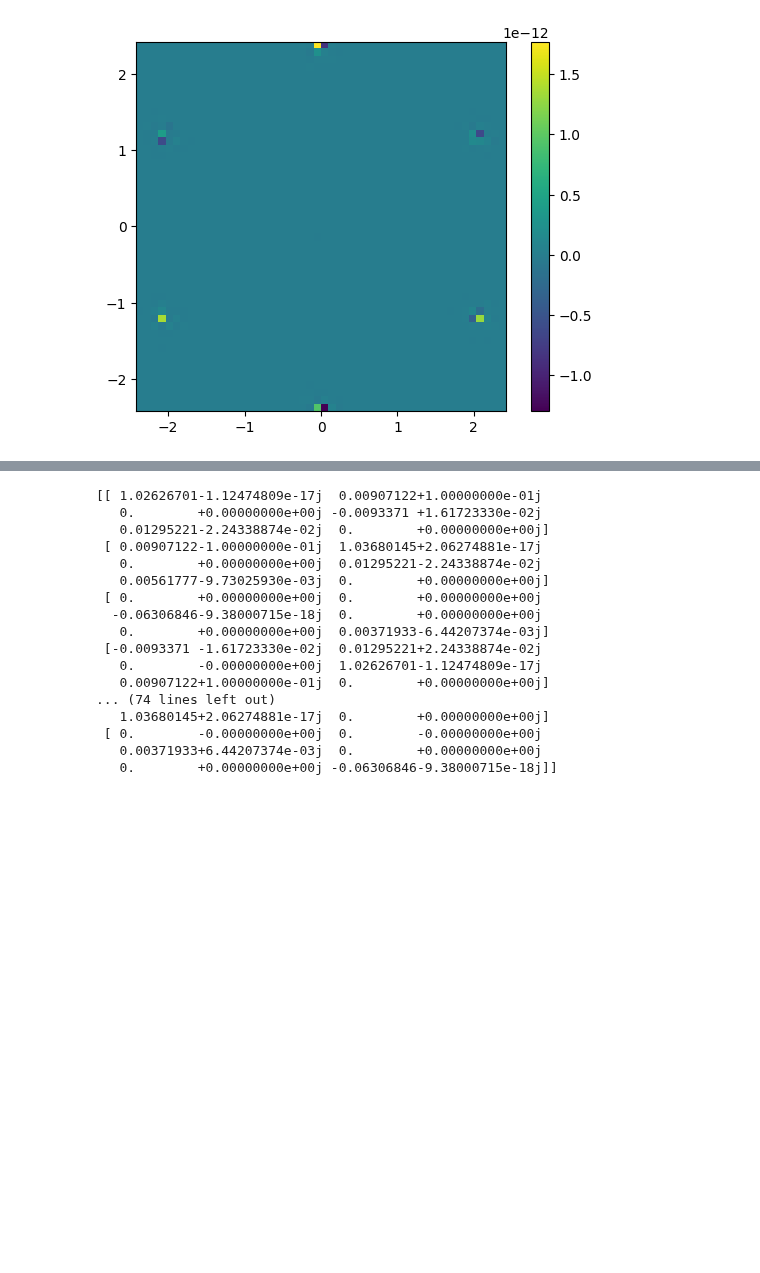
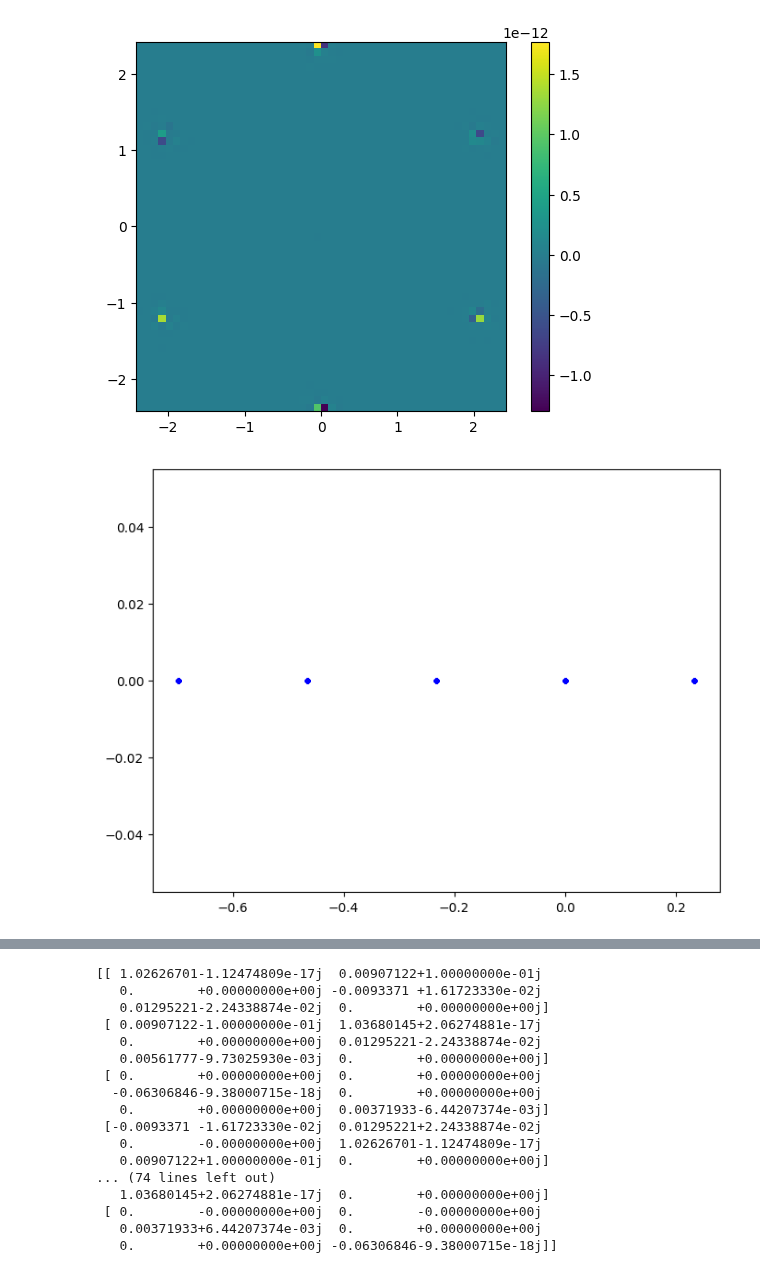
Before and after one commit to ChriGomm/master, a Jupyter notebook: numerics/dip_dip.ipynb, the cells around one changed output, grey strips where cells are left out. Saved outputs shown, nothing was run; the diff lists cells and outputs as text; code cells hidden in the pictures; blank space fills up the shorter version.

```diff
--- a/numerics/dip_dip.ipynb
+++ b/numerics/dip_dip.ipynb
@@ -376,0 +441,36 @@ def interaction_matrix(k: int) -> np.ndarray:
+# %%
+k1 = 2*np.pi/3*np.array([1,-np.sqrt(3),0])
+
+
+fig, ax = plt.subplots(figsize=(8, 6))
+
+k_size = 5
+grid_size = 9
+k_index = np.arange(-grid_size//2,grid_size//2)/grid_size
+eigenvals = np.zeros((6*grid_size,grid_size),complex)
+eigenvals2 = np.zeros((3,grid_size,grid_size))
+kx = np.zeros(grid_size)
+def wrap_kx(i,j,grid_sizek,real_grid_size):
+    i -= grid_sizek//2
+    j -= grid_sizek//2
+    k = i/grid_sizek * k1 + j/grid_sizek * k2
+    dmat = cylindric_Dmat(k,bare_interaction_coulomb,bare_interaction_coulomb_onsite,real_grid_size)
+    # dmat = D_mat(k,bare_interaction_coulomb,bare_interaction_coulomb_onsite,grid_size)
+    eigvals, eigvecs = np.linalg.eig(dmat)
+    return sorted(np.real(eigvals[:]) )
+
+for i in range(-k_size//2,k_size//2):
+
+
+        k = i/grid_size * k1
+        kx[i] = k[0]
+        dmat = cylindric_Dmat(k,bare_interaction_coulomb,bare_interaction_coulomb_onsite,grid_size)
+        eig, vecs = np.linalg.eig(dmat)
+        eigenvals[:,i] = eig
+
+for h in range(2*grid_size,6*grid_size):
+
+
+    ax.scatter(kx, eigenvals[h, :], color='blue', s=10, alpha=0.5)
+# %% [output]
+[figure, added]
```
Also changed, not shown: parts of 5 cells of this notebook.
